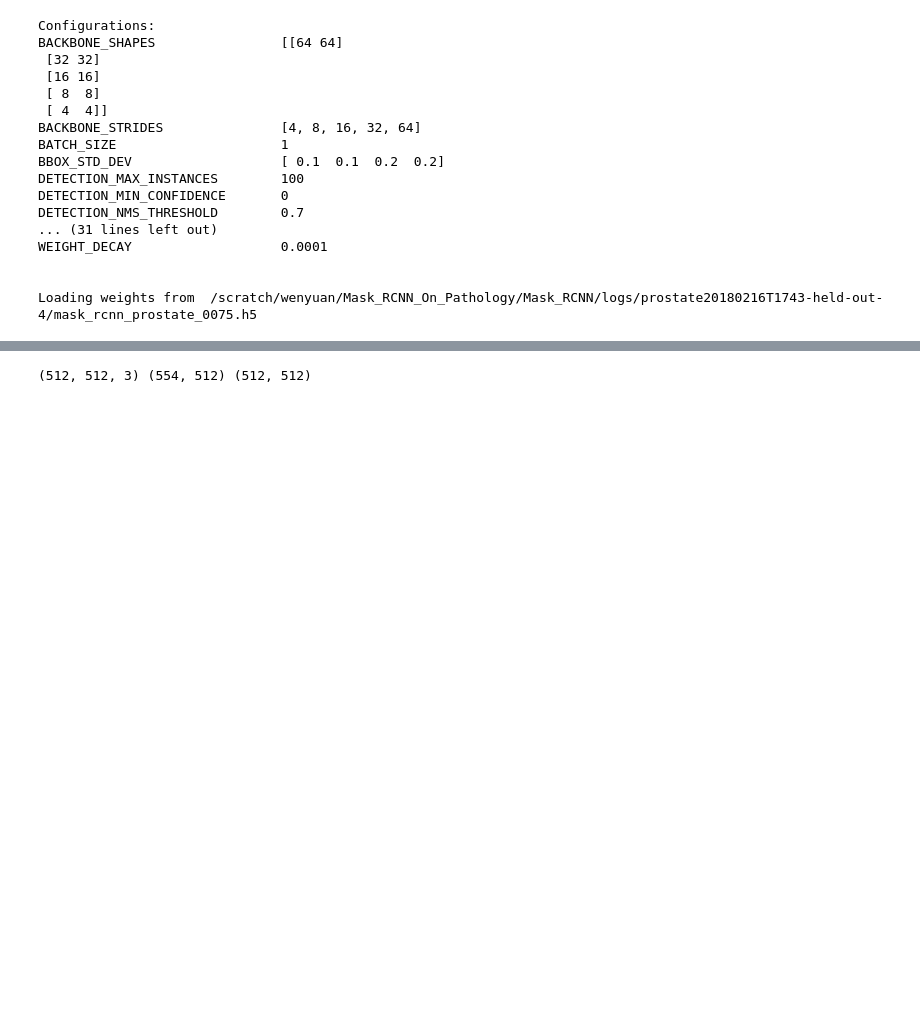
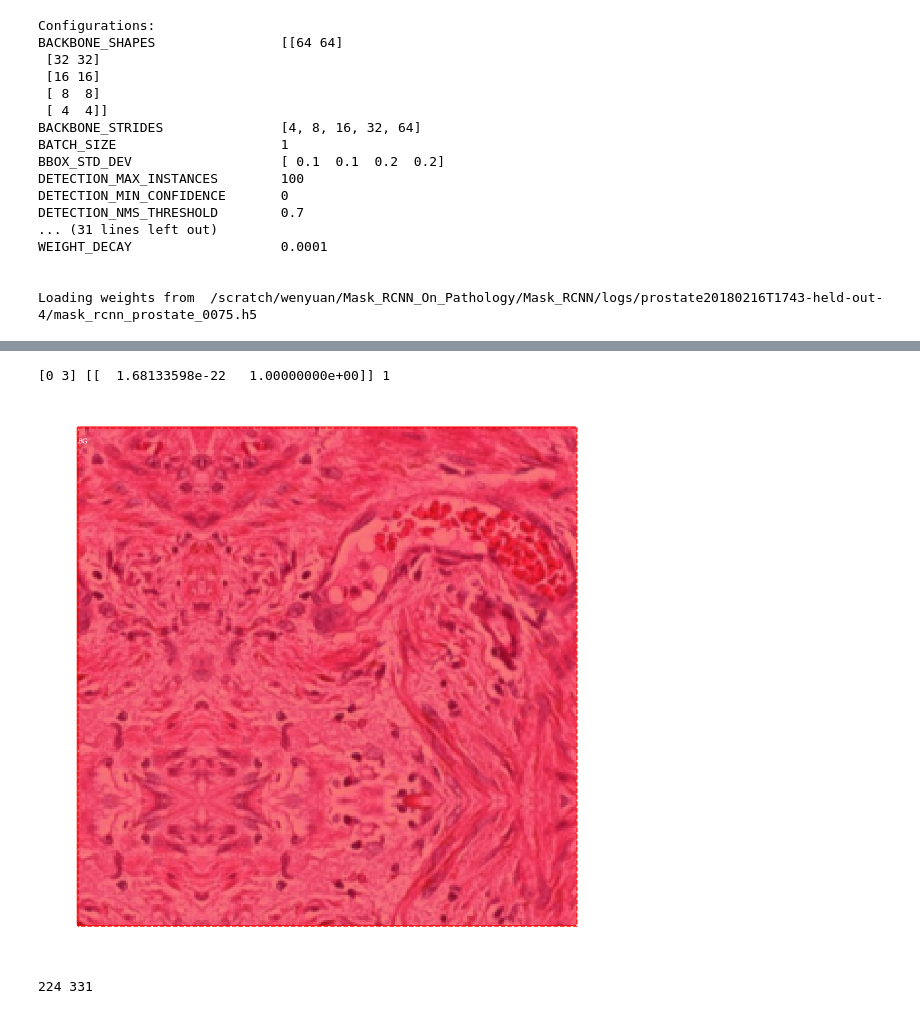
Before and after one commit to Wenyuan-Vincent-Li/Path_R_CNN, a Jupyter notebook: Mask_RCNN/prostate_detection_mode16.ipynb, the cells around one changed output, grey strips where cells are left out. Drawn from its saved outputs; the diff is of its cells as text; code cells hidden in the pictures; blank space fills up the shorter version.

```diff
--- a/Mask_RCNN/prostate_detection_mode16.ipynb
+++ b/Mask_RCNN/prostate_detection_mode16.ipynb
@@ -234,9 +220,17 @@ visualize.display_sementic(img_crop, pred_crop,
 # %%
-print(r['tumor_probs'])
-print(image_id)
+print(gt_class_id, r['tumor_probs'], tumor_class_gt)
+# %% [output]
+[0 3] [[  1.68133598e-22   1.00000000e+00]] 1
-# %%
-print(img.shape, ann.shape, pred.shape)
-# %% [output]
-(512, 512, 3) (554, 512) (512, 512)
+# %%
+image, image_meta, gt_class_id, gt_bbox, gt_mask =\
+        modellib.load_image_gt(dataset_val, inference_config,
+                               image_id + 12, use_mini_mask=False)
+tumor_class_gt = 1 \
+if (sum(gt_class_id)) else 0
+visualize.display_instances(image, gt_bbox, gt_mask, gt_class_id, dataset_val.class_names)
+# %% [output]
+[figure, added]
 # %%
-print(val_list[71])
+print(image_id, val_list[14])
+# %% [output]
+224 331
```
Also changed, not shown: parts of 9 cells of this notebook, 6 other files.
